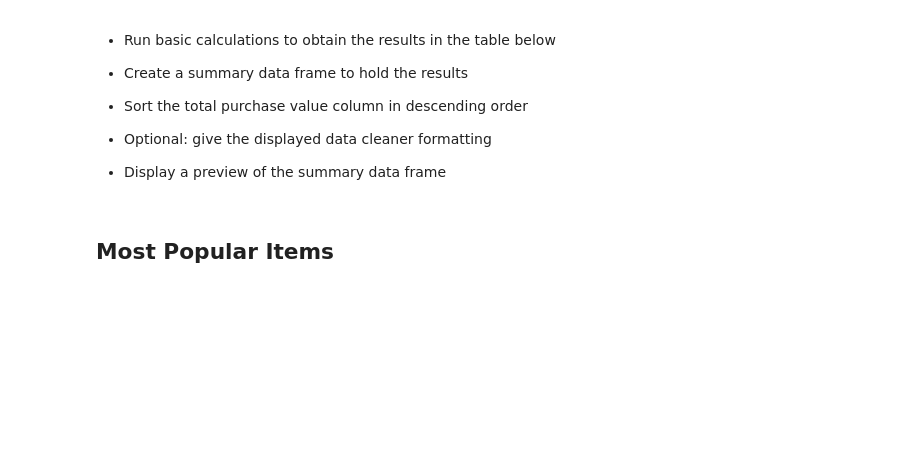
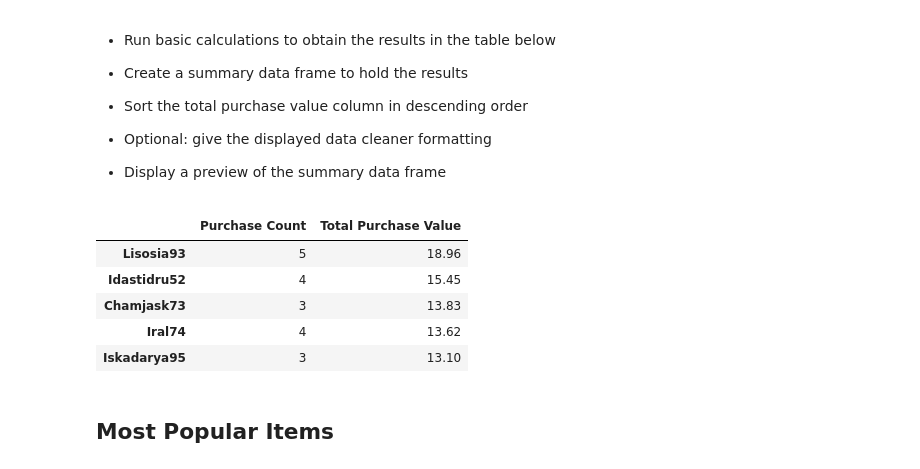
Before and after one commit to melissamonroe/Pandas-Challenge, a Jupyter notebook: HeroesOfPymoli/HeroesOfPymoli.ipynb, the cells around one changed output. Cells and saved outputs as stored; diff of their text form; code cells hidden in the pictures; blank space fills up the shorter version.

```diff
--- a/HeroesOfPymoli/HeroesOfPymoli.ipynb
+++ b/HeroesOfPymoli/HeroesOfPymoli.ipynb
@@ -213,14 +251,21 @@ summary_age_purchase_df
 # %%
 sn_group = purchase_df.groupby("SN")
 sn_group_sum_df = sn_group["Price"].sum()
-# sn_purchase_count_df = sn_group["Purchase ID"].count()
+sn_purchase_count_df = sn_group["Purchase ID"].count()
 
 summary_topspenders_df = pd.DataFrame(
     {"Purchase Count":sn_purchase_count_df,
      "Total Purchase Value":sn_group_sum_df.sort_values(ascending=False)
     })
 summary_topspenders_df = summary_topspenders_df.sort_values("Total Purchase Value", ascending=False)
 summary_topspenders_df.head()
+# %% [output]
+|  | Purchase Count | Total Purchase Value |
+| Lisosia93 | 5 | 18.96 |
+| Idastidru52 | 4 | 15.45 |
+| Chamjask73 | 3 | 13.83 |
+| Iral74 | 4 | 13.62 |
+| Iskadarya95 | 3 | 13.10 |
 # %% [markdown]
 ## Most Popular Items
 # %% [markdown]
```
Also changed, not shown: parts of 13 cells of this notebook.
